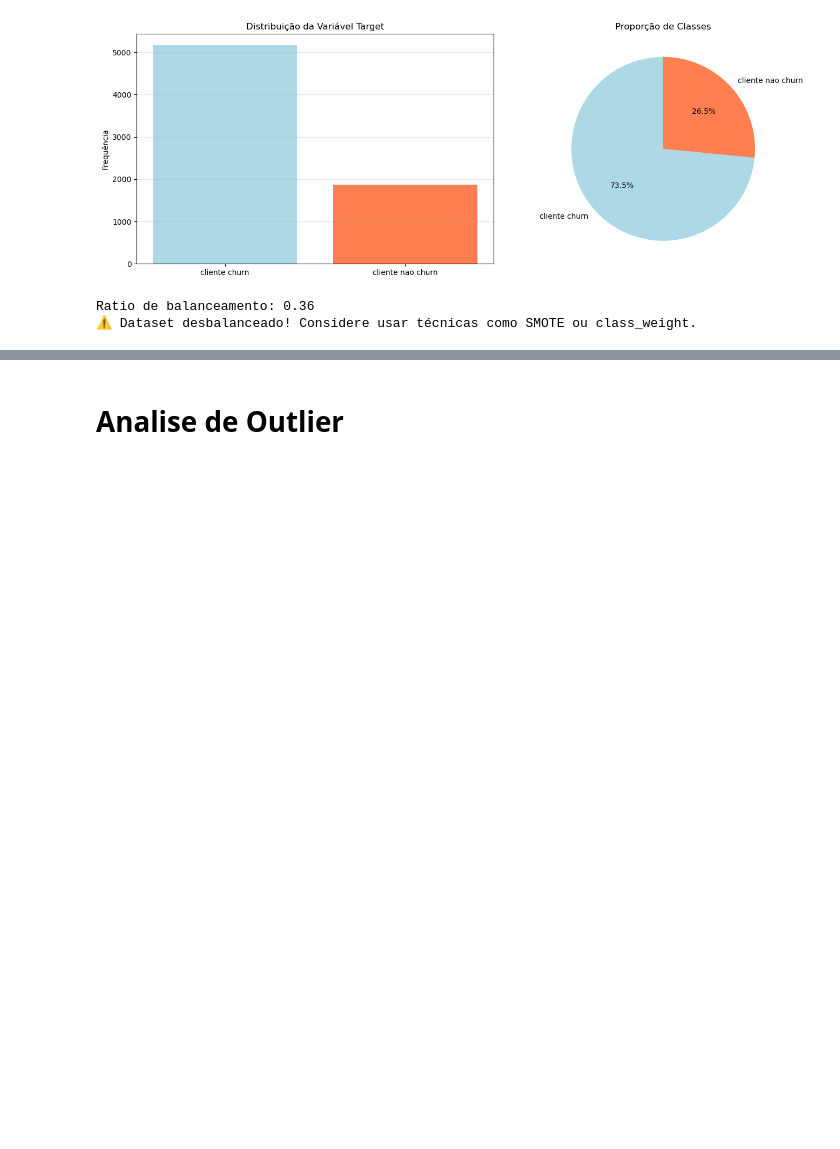
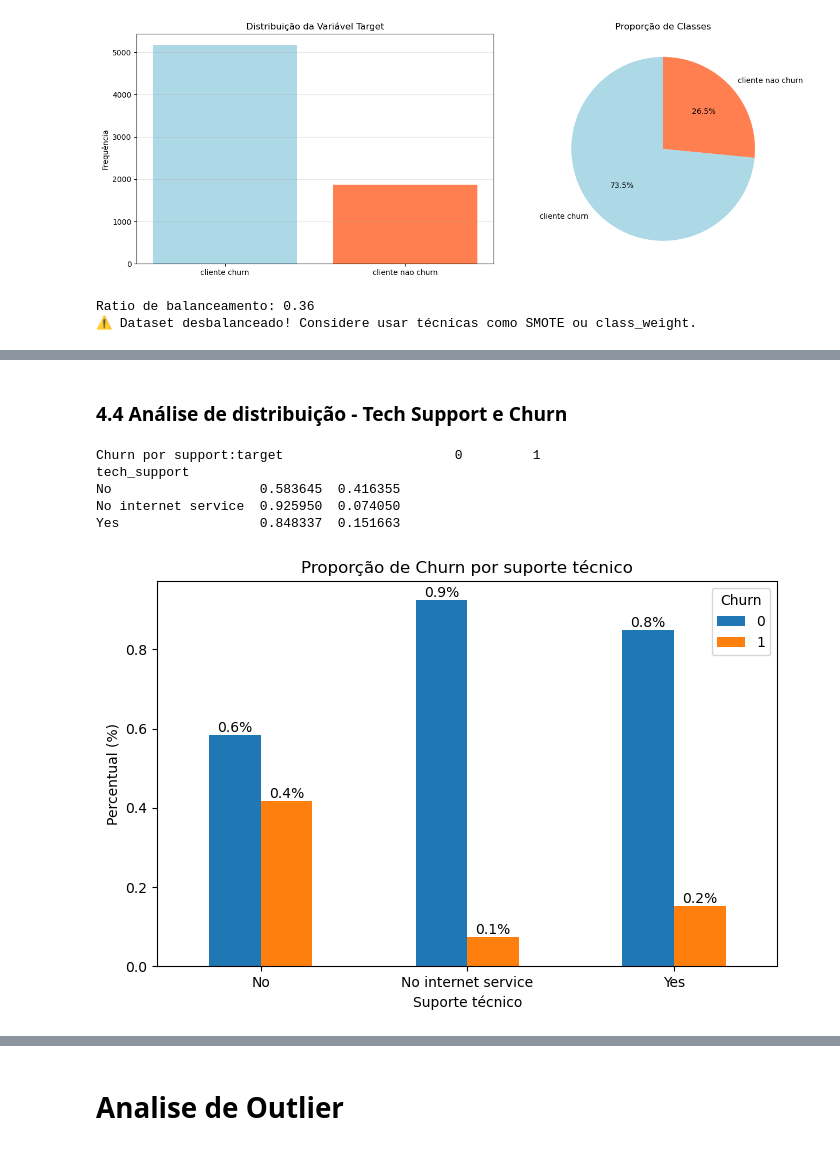
Before and after one commit to LaraGSilva/projeto-tech-challenge-churn, a Jupyter notebook: notebooks/EDA.ipynb, the cells around one changed output, grey strips where cells are left out. Saved outputs shown, nothing was run; the diff lists cells and outputs as text; code cells hidden in the pictures; blank space fills up the shorter version.

```diff
--- a/notebooks/EDA.ipynb
+++ b/notebooks/EDA.ipynb
@@ -253,3 +364,27 @@ Ratio de balanceamento: 0.36
+# %% [markdown]
+### 4.4 Análise de distribuição - Tech Support e Churn
+# %%
+churn_support = pd.crosstab(df['tech_support'], df['target'], normalize='index')
+
+print(F"Churn por support:{churn_support}")
+ax = churn_support.plot(kind='bar', figsize=(8,5))
+
+for container in ax.containers:
+    ax.bar_label(container, fmt='%.1f%%')
+
+plt.title('Proporção de Churn por suporte técnico')
+plt.ylabel('Percentual (%)')
+plt.xlabel('Suporte técnico')
+plt.xticks(rotation=0)
+plt.legend(title='Churn')
+plt.show()
+# %% [output]
+Churn por support:target                      0         1
+tech_support
+No                   0.583645  0.416355
+No internet service  0.925950  0.074050
+Yes                  0.848337  0.151663
+[figure, added]
 # %%
 df.head()
 # %% [output]
```
Also changed, not shown: parts of 13 cells of this notebook, 8 other files.
